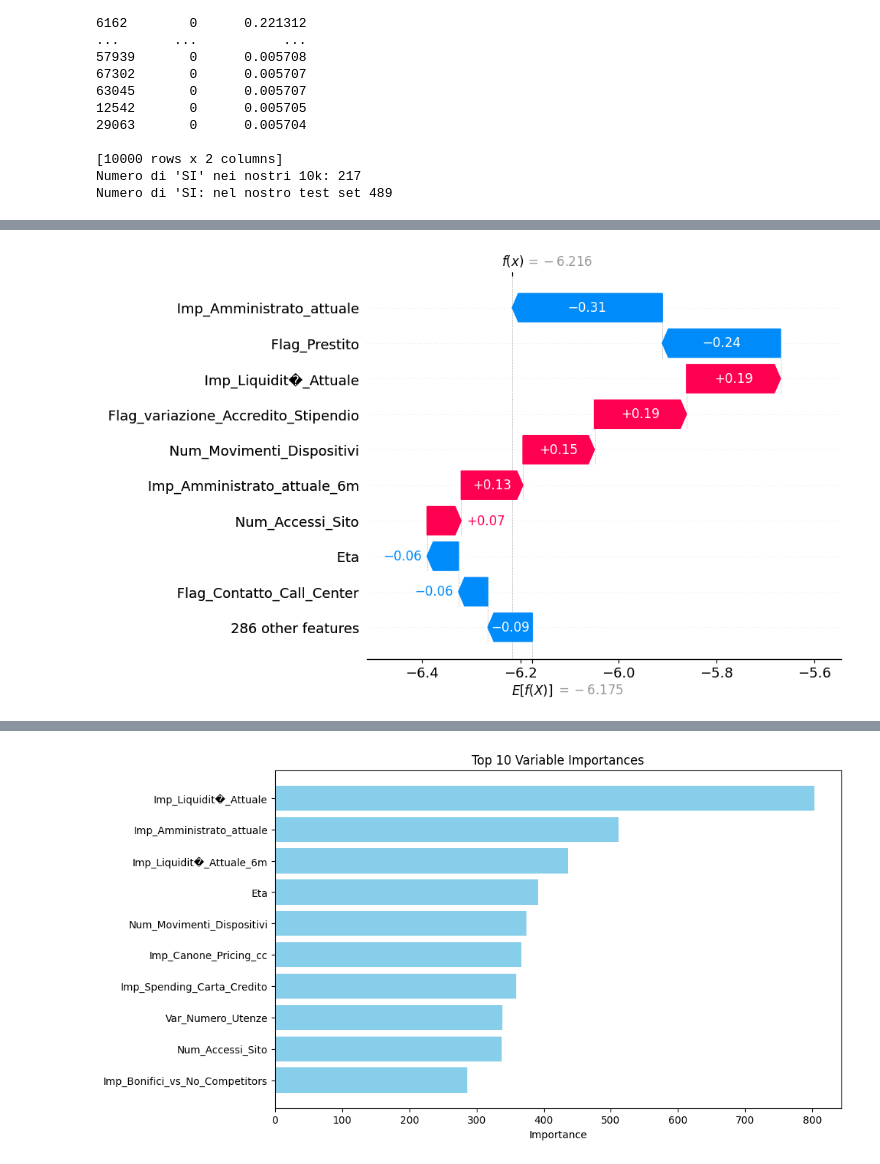
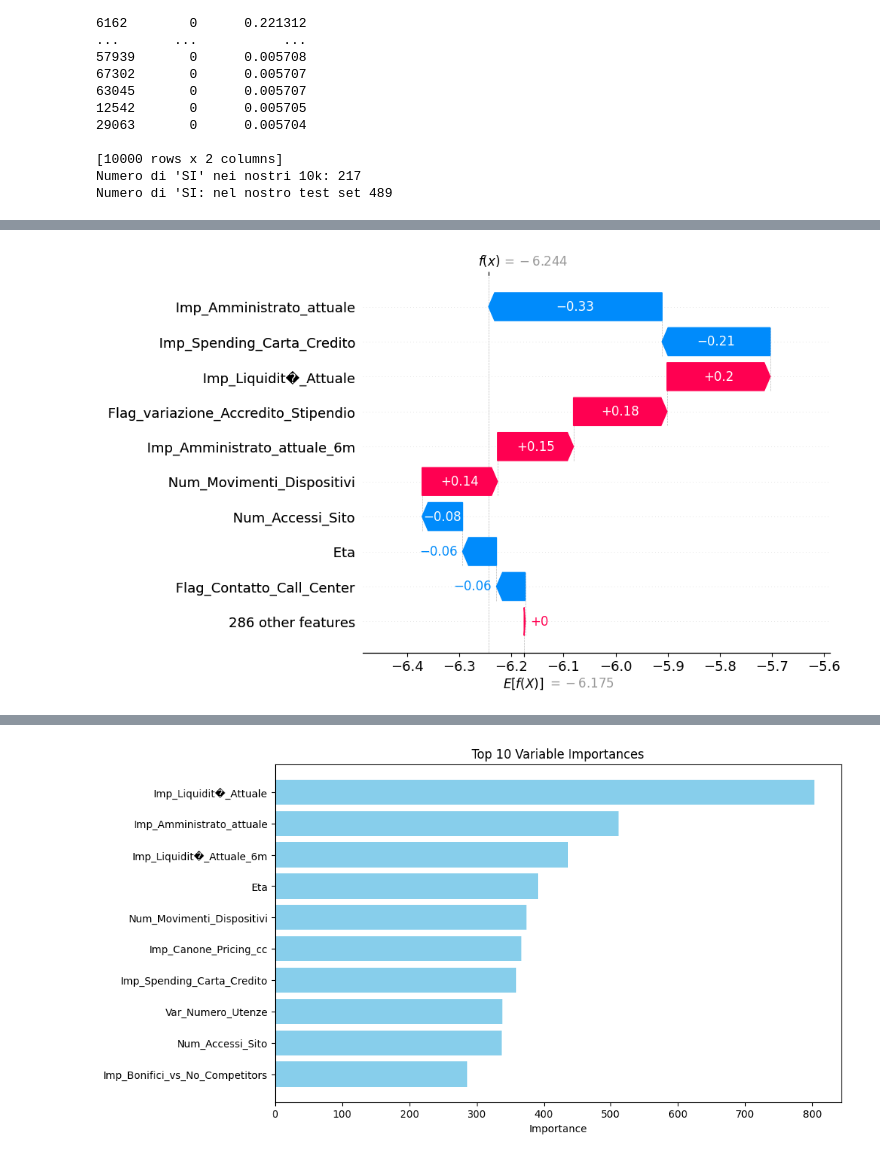
Before and after one commit to emanueleiacca/Analysis-on-Churn-Banking-Modeling-Dataset, a Jupyter notebook: Test_metric.ipynb, the cells around one changed output, grey strips where cells are left out. Saved outputs shown, nothing was run; the diff lists cells and outputs as text; code cells hidden in the pictures.

```diff
--- a/Test_metric.ipynb
+++ b/Test_metric.ipynb
@@ -414,11 +435,11 @@ Numero di 'SI: nel nostro test set 489
 # %%
 import shap
 explainer = shap.TreeExplainer(best_lgb_classifier)
 shap_values = explainer.shap_values(X_test)
 expected_value = explainer.expected_value
 # Plot a SHAP Waterfall plot for the first instance in the test set
 shap.initjs()  # Necessary for Jupyter Notebooks to display the plot
-waterfall_plot = shap.plots._waterfall.waterfall_legacy(expected_value,shap_values[0], X_test.iloc[0])
+waterfall_plot = shap.plots._waterfall.waterfall_legacy(expected_value,shap_values[2], X_test.iloc[2])
 # %% [output]
 [interactive output not drawn]
-[figure, old version]
+[figure, new version]
```
Also changed, not shown: parts of 12 cells of this notebook, 1 other file.
